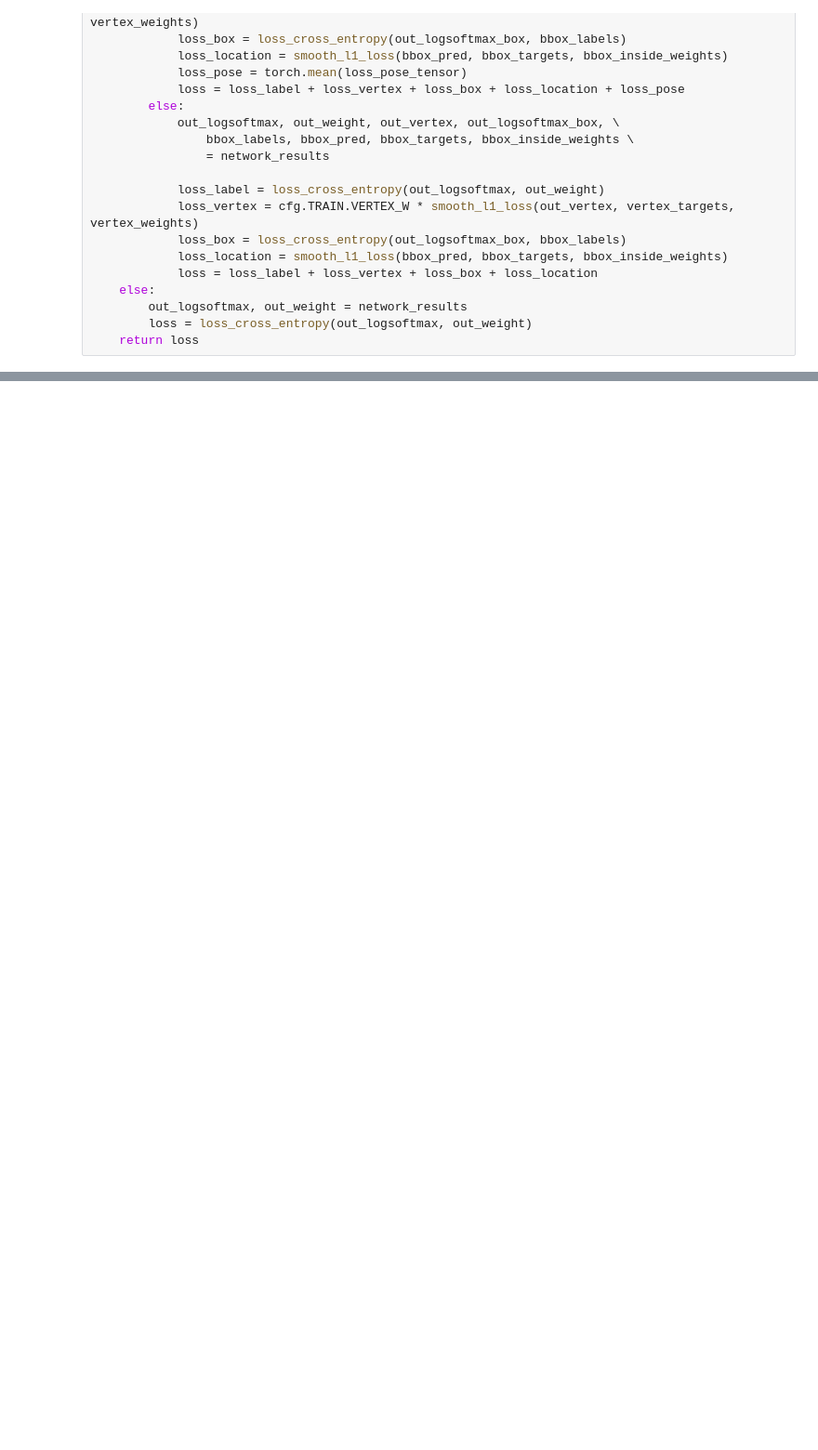
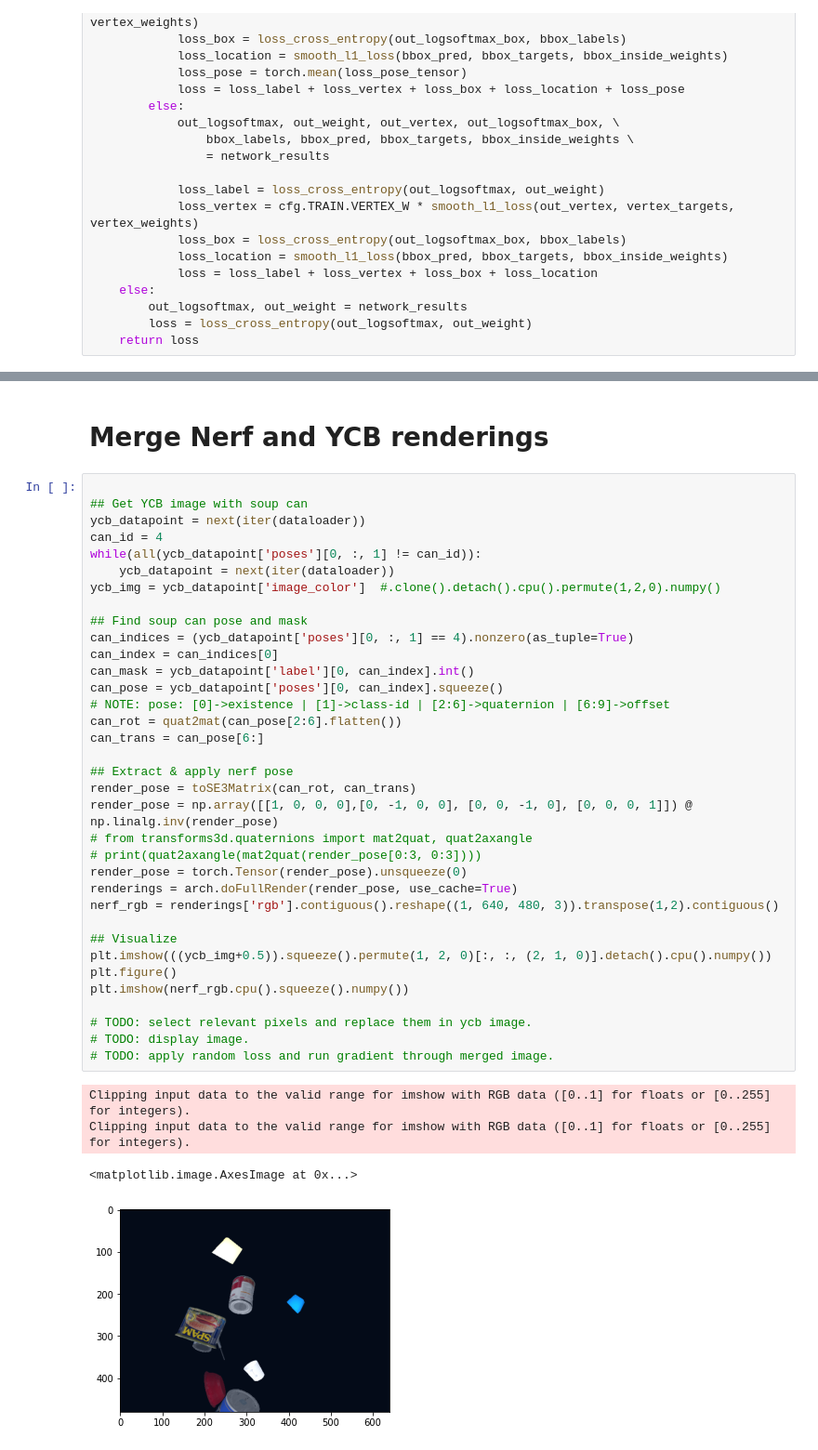
Before and after one commit to stanlew7531/NerFrenemy, a Jupyter notebook: GeometryBPSandbox.ipynb, the cells around one changed output, grey strips where cells are left out. Shown at 93% size. Saved outputs shown, nothing was run; the diff lists cells and outputs as text; blank space fills up the shorter version.

```diff
--- a/GeometryBPSandbox.ipynb
+++ b/GeometryBPSandbox.ipynb
@@ -231 +236,43 @@ diff:   tensor(146202.8125, device='cuda:0', grad_fn=<SumBackward0>)
 HALT
+# %% [markdown]
+# Merge Nerf and YCB renderings
+# %%
+
+## Get YCB image with soup can
+ycb_datapoint = next(iter(dataloader))
+can_id = 4
+while(all(ycb_datapoint['poses'][0, :, 1] != can_id)):
+    ycb_datapoint = next(iter(dataloader))
+ycb_img = ycb_datapoint['image_color']  #.clone().detach().cpu().permute(1,2,0).numpy()
+
+## Find soup can pose and mask
+can_indices = (ycb_datapoint['poses'][0, :, 1] == 4).nonzero(as_tuple=True)
+can_index = can_indices[0]
+can_mask = ycb_datapoint['label'][0, can_index].int()
+can_pose = ycb_datapoint['poses'][0, can_index].squeeze()
+# NOTE: pose: [0]->existence | [1]->class-id | [2:6]->quaternion | [6:9]->offset
+can_rot = quat2mat(can_pose[2:6].flatten())
+can_trans = can_pose[6:]
+
+## Extract & apply nerf pose
+render_pose = toSE3Matrix(can_rot, can_trans)
+render_pose = np.array([[1, 0, 0, 0],[0, -1, 0, 0], [0, 0, -1, 0], [0, 0, 0, 1]]) @ np.linalg.inv(render_pose)
+# from transforms3d.quaternions import mat2quat, quat2axangle
+# print(quat2axangle(mat2quat(render_pose[0:3, 0:3])))
+render_pose = torch.Tensor(render_pose).unsqueeze(0)
+renderings = arch.doFullRender(render_pose, use_cache=True)
+nerf_rgb = renderings['rgb'].contiguous().reshape((1, 640, 480, 3)).transpose(1,2).contiguous()
+
+## Visualize
+plt.imshow(((ycb_img+0.5)).squeeze().permute(1, 2, 0)[:, :, (2, 1, 0)].detach().cpu().numpy())
+plt.figure()
+plt.imshow(nerf_rgb.cpu().squeeze().numpy())
+
+# TODO: select relevant pixels and replace them in ycb image.
+# TODO: display image.
+# TODO: apply random loss and run gradient through merged image.
+# %% [output]
+Clipping input data to the valid range for imshow with RGB data ([0..1] for floats or [0..255] for integers).
+Clipping input data to the valid range for imshow with RGB data ([0..1] for floats or [0..255] for integers).
+<matplotlib.image.AxesImage at 0x...>
+[figure, added]
```
Also changed, not shown: parts of 6 cells of this notebook.
